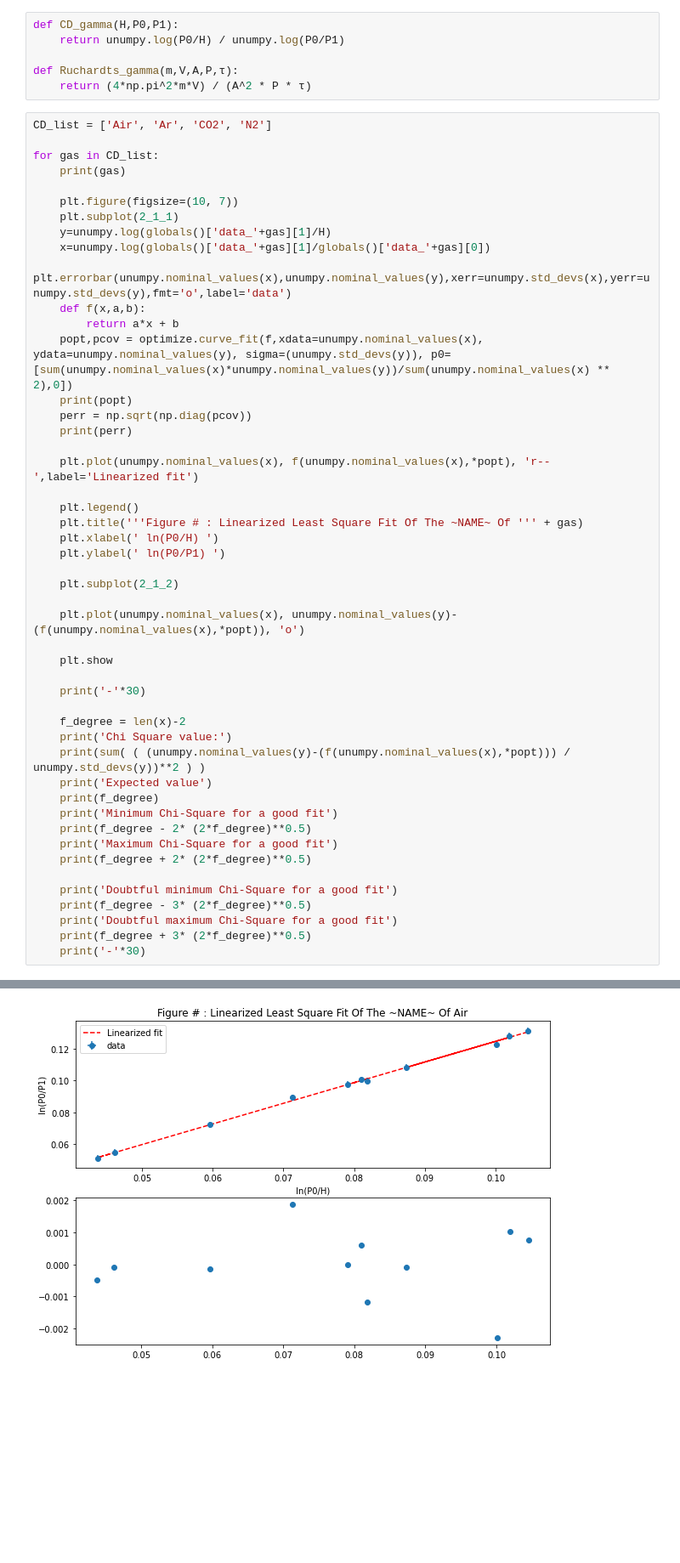
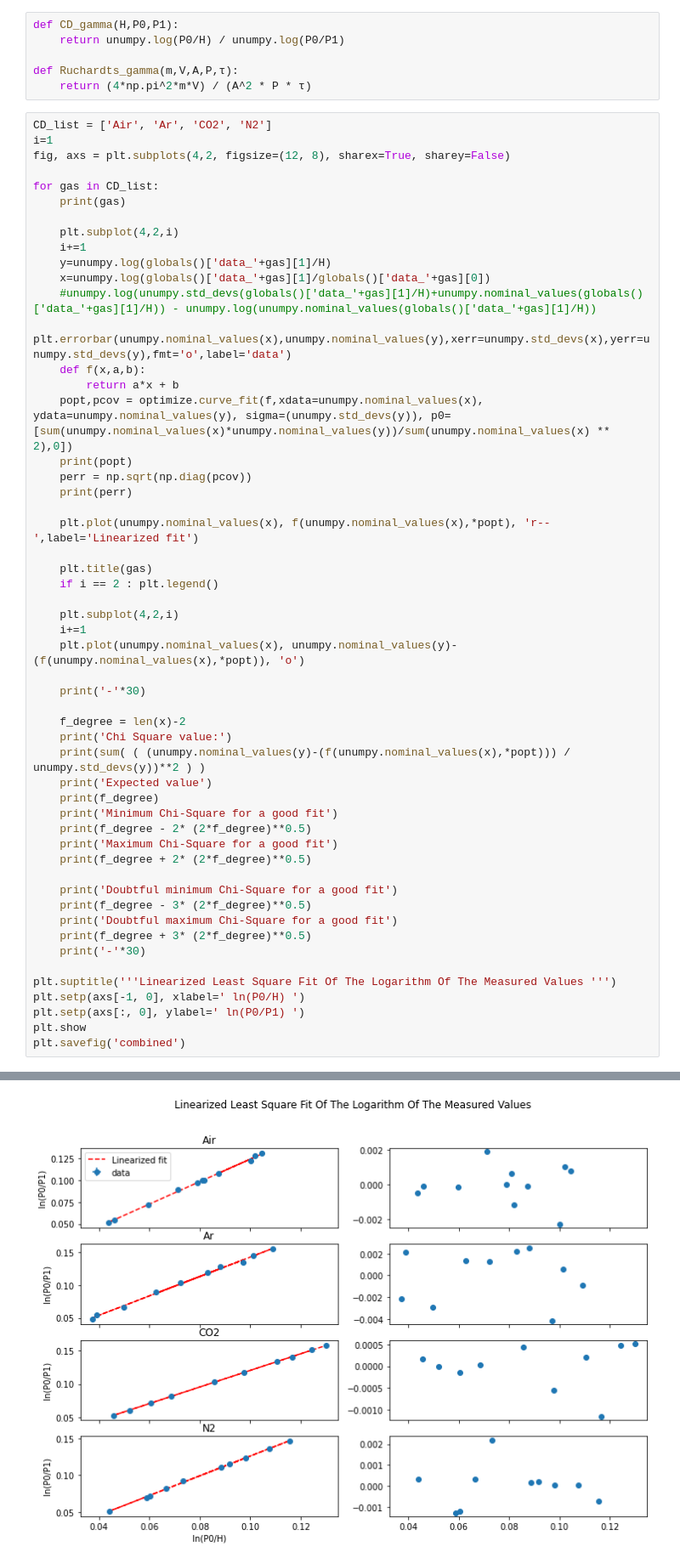
Before and after one commit to 3FI/PHYS-258, a Jupyter notebook: Lab1/Lab1_Notebook.ipynb, the cells around one changed output, grey strips where cells are left out. Shown: that part at 85% size. Cells and saved outputs as stored; diff of their text form; blank space fills up the shorter version.

```diff
--- a/Lab1/Lab1_Notebook.ipynb
+++ b/Lab1/Lab1_Notebook.ipynb
@@ -69,14 +69,17 @@ def Ruchardts_gamma(m,V,A,P,τ):
     return (4*np.pi^2*m*V) / (A^2 * P * τ)
 # %%
 CD_list = ['Air', 'Ar', 'CO2', 'N2']
+i=1
+fig, axs = plt.subplots(4,2, figsize=(12, 8), sharex=True, sharey=False)
 
 for gas in CD_list:
     print(gas)
 
-    plt.figure(figsize=(10, 7))
-    plt.subplot(2_1_1)
+    plt.subplot(4,2,i)
+    i+=1
     y=unumpy.log(globals()['data_'+gas][1]/H)
     x=unumpy.log(globals()['data_'+gas][1]/globals()['data_'+gas][0])
+    #unumpy.log(unumpy.std_devs(globals()['data_'+gas][1]/H)+unumpy.nominal_values(globals()['data_'+gas][1]/H)) - unumpy.log(unumpy.nominal_values(globals()['data_'+gas][1]/H))
     plt.errorbar(unumpy.nominal_values(x),unumpy.nominal_values(y),xerr=unumpy.std_devs(x),yerr=unumpy.std_devs(y),fmt='o',label='data')
     def f(x,a,b):
         return a*x + b
@@ -87,16 +90,12 @@ for gas in CD_list:
 
     plt.plot(unumpy.nominal_values(x), f(unumpy.nominal_values(x),*popt), 'r--',label='Linearized fit')
 
-    plt.legend()
-    plt.title('''Figure # : Linearized Least Square Fit Of The ~NAME~ Of ''' + gas)
-    plt.xlabel(' ln(P0/H) ')
-    plt.ylabel(' ln(P0/P1) ')
+    plt.title(gas)
+    if i == 2 : plt.legend()
 
-    plt.subplot(2_1_2)
-
+    plt.subplot(4,2,i)
+    i+=1
     plt.plot(unumpy.nominal_values(x), unumpy.nominal_values(y)-(f(unumpy.nominal_values(x),*popt)), 'o')
-
-    plt.show
 
     print('-'*30)
 
@@ -106,31 +105,37 @@ for gas in CD_list:
     print('Expected value')
     print(f_degree)
     print('Minimum Chi-Square for a good fit')
     print(f_degree - 2* (2*f_degree)**0.5)
     print('Maximum Chi-Square for a good fit')
     print(f_degree + 2* (2*f_degree)**0.5)
 
     print('Doubtful minimum Chi-Square for a good fit')
     print(f_degree - 3* (2*f_degree)**0.5)
     print('Doubtful maximum Chi-Square for a good fit')
     print(f_degree + 3* (2*f_degree)**0.5)
     print('-'*30)
+
+plt.suptitle('''Linearized Least Square Fit Of The Logarithm Of The Measured Values ''')
+plt.setp(axs[-1, 0], xlabel=' ln(P0/H) ')
+plt.setp(axs[:, 0], ylabel=' ln(P0/P1) ')
+plt.show
+plt.savefig('combined')
 # %% [output]
 Air
 [ 1.2924157  -0.00477636]
 [0.01767449 0.00142179]
 ------------------------------
 Chi Square value:
 3.2067502895894693
 Expected value
 9
 Minimum Chi-Square for a good fit
 0.5147186257614305
 Maximum Chi-Square for a good fit
 17.485281374238568
 ... (52 lines left out)
 -4.0
 Doubtful maximum Chi-Square for a good fit
 20.0
 ------------------------------
-[figure, old version]
+[figure, new version]
```
Also changed, not shown: parts of 2 cells of this notebook, 14 other files.
